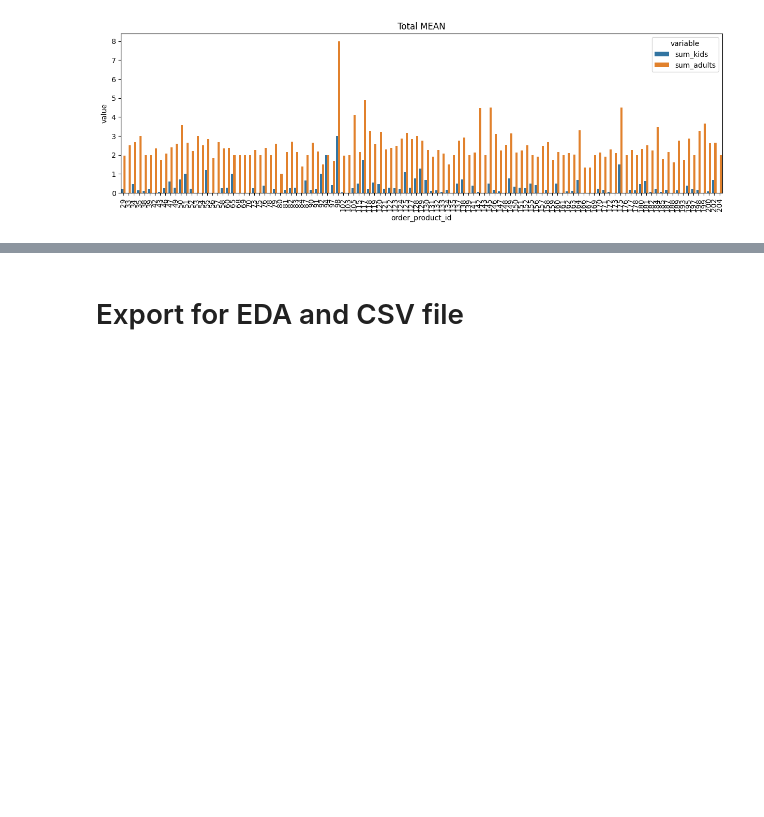
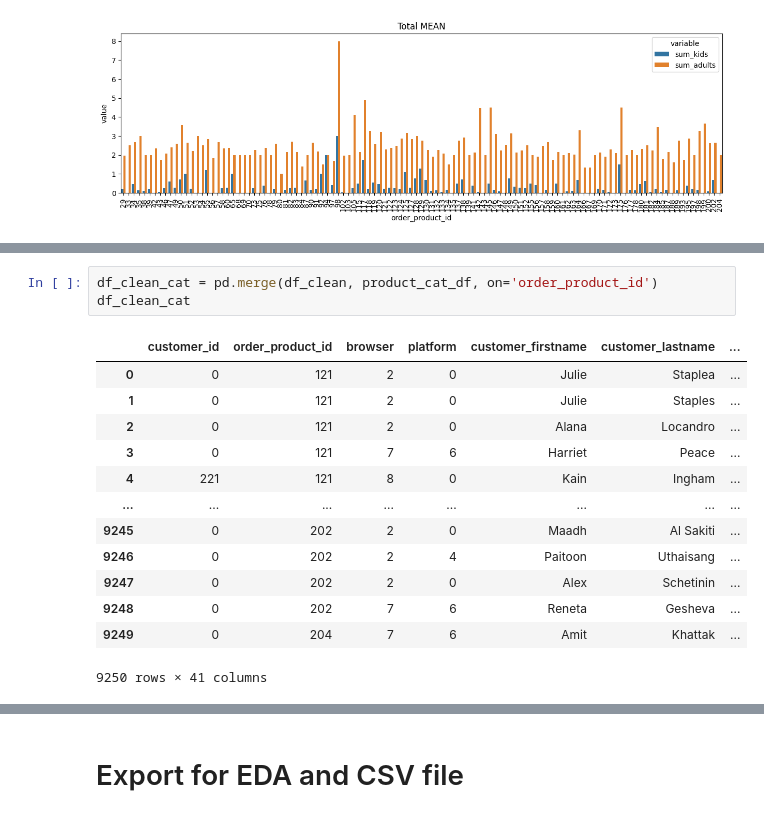
Before and after one commit to RooTBeaM/recommandation_system, a Jupyter notebook: fill_users.ipynb, the cells around one changed output, grey strips where cells are left out. Cells and saved outputs as stored; diff of their text form; blank space fills up the shorter version.

```diff
--- a/fill_users.ipynb
+++ b/fill_users.ipynb
@@ -334,0 +372,17 @@ plt.show()
+# %%
+df_clean_cat = pd.merge(df_clean, product_cat_df, on='order_product_id')
+df_clean_cat
+# %% [output]
+|  | customer_id | order_product_id | browser | platform | customer_firstname | customer_lastname | ... |
+| 0 | 0 | 121 | 2 | 0 | Julie | Staplea | ... |
+| 1 | 0 | 121 | 2 | 0 | Julie | Staples | ... |
+| 2 | 0 | 121 | 2 | 0 | Alana | Locandro | ... |
+| 3 | 0 | 121 | 7 | 6 | Harriet | Peace | ... |
+| 4 | 221 | 121 | 8 | 0 | Kain | Ingham | ... |
+| ... | ... | ... | ... | ... | ... | ... | ... |
+| 9245 | 0 | 202 | 2 | 0 | Maadh | Al Sakiti | ... |
+| 9246 | 0 | 202 | 2 | 4 | Paitoon | Uthaisang | ... |
+| 9247 | 0 | 202 | 2 | 0 | Alex | Schetinin | ... |
+| 9248 | 0 | 202 | 7 | 6 | Reneta | Gesheva | ... |
+| 9249 | 0 | 204 | 7 | 6 | Amit | Khattak | ... |
+9250 rows × 41 columns
```
Also changed, not shown: parts of 11 cells of this notebook, 3 other files.
